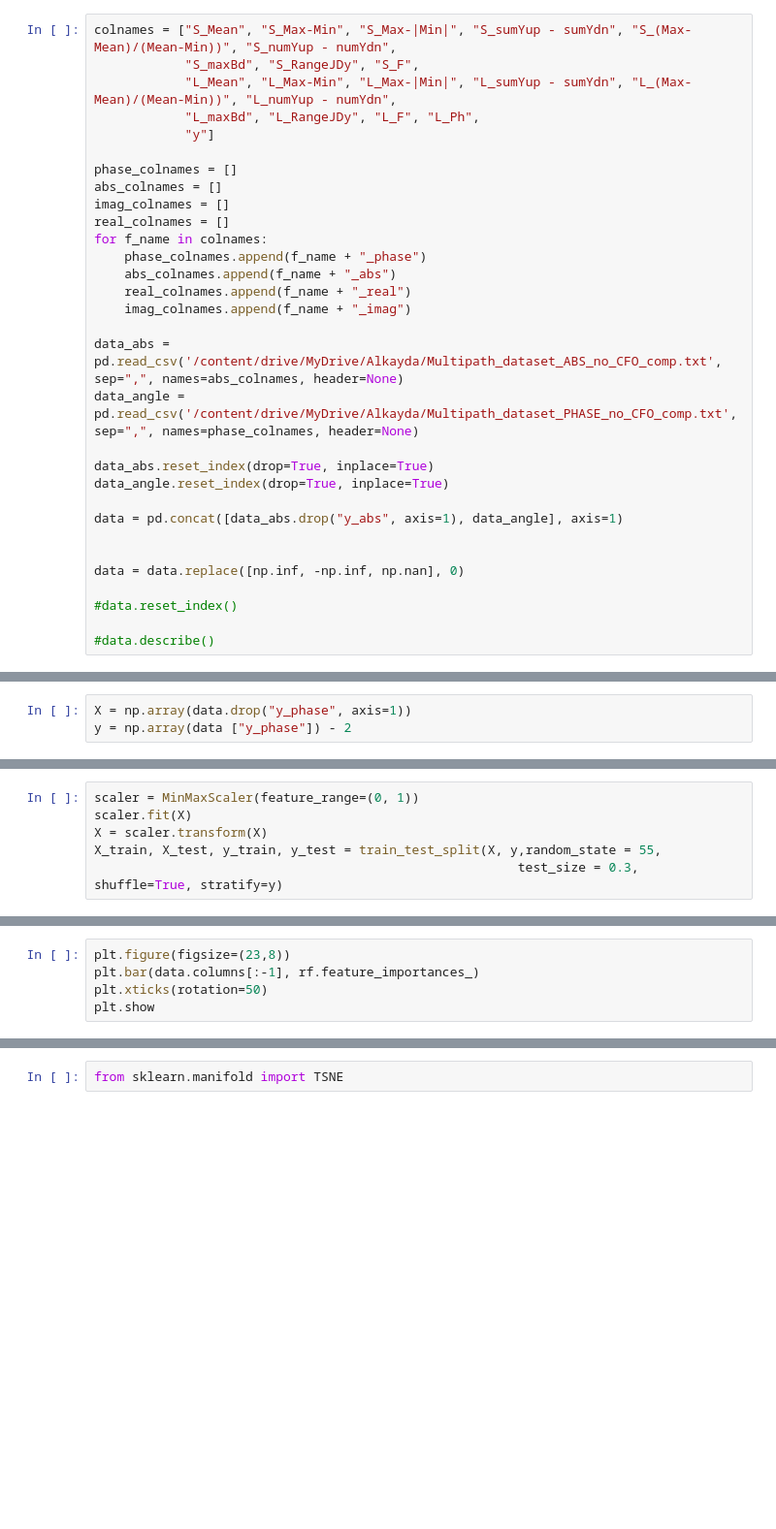
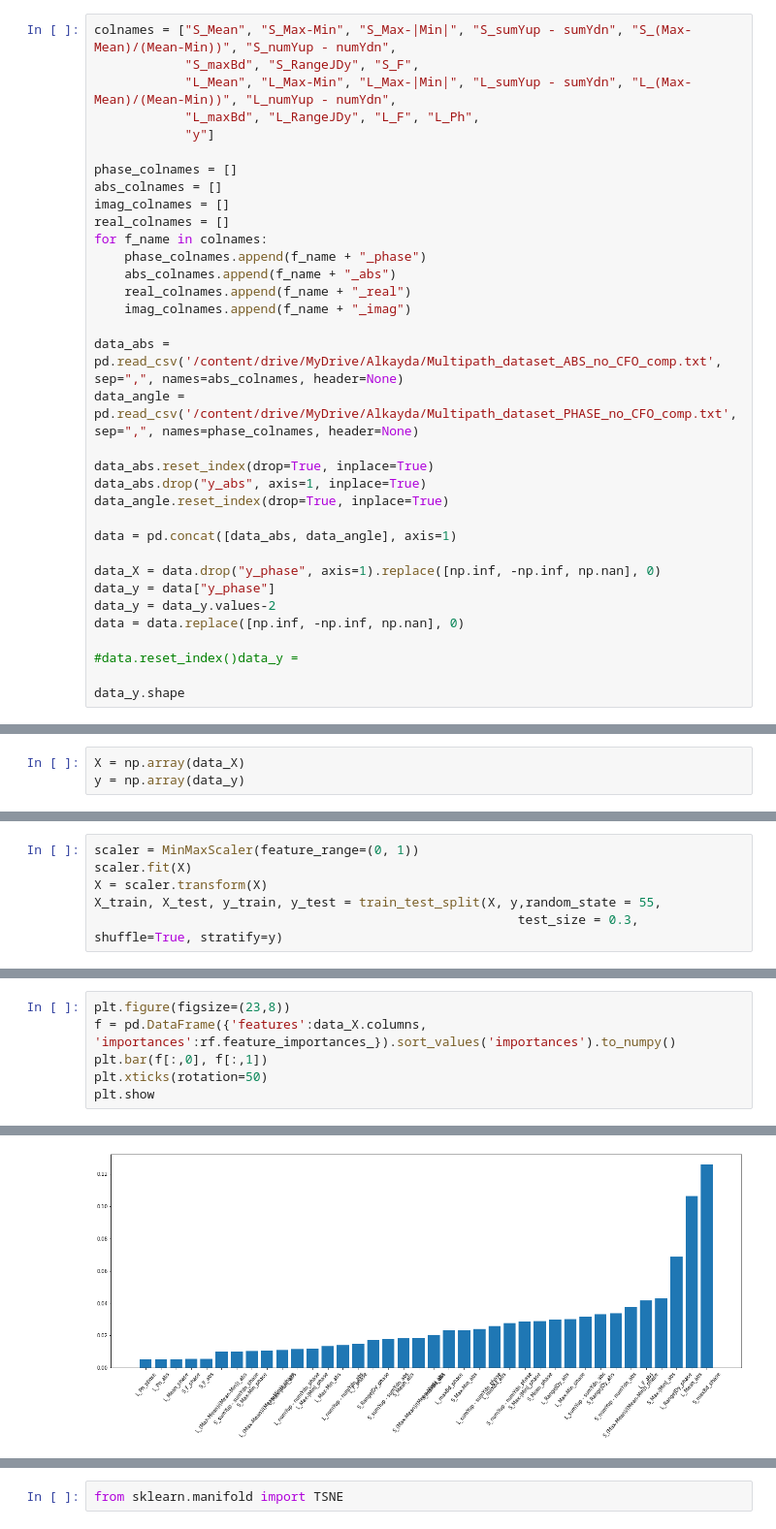
Before and after one commit to a1kayda/RF_fingerprinting, a Jupyter notebook: main.ipynb, the cells around one changed output, grey strips where cells are left out. Shown: that part at 97% size. Saved outputs shown, nothing was run; the diff lists cells and outputs as text; blank space fills up the shorter version.

```diff
--- a/main.ipynb
+++ b/main.ipynb
@@ -35,13 +41,16 @@ data_abs = pd.read_csv('/content/drive/MyDrive/Alkayda/Multipath_dataset_ABS_no_
 data_angle = pd.read_csv('/content/drive/MyDrive/Alkayda/Multipath_dataset_PHASE_no_CFO_comp.txt', sep=",", names=phase_colnames, header=None)
 
 data_abs.reset_index(drop=True, inplace=True)
+data_abs.drop("y_abs", axis=1, inplace=True)
 data_angle.reset_index(drop=True, inplace=True)
 
-data = pd.concat([data_abs.drop("y_abs", axis=1), data_angle], axis=1)
+data = pd.concat([data_abs, data_angle], axis=1)
 
-
+data_X = data.drop("y_phase", axis=1).replace([np.inf, -np.inf, np.nan], 0)
+data_y = data["y_phase"]
+data_y = data_y.values-2
 data = data.replace([np.inf, -np.inf, np.nan], 0)
 
-#data.reset_index()
+#data.reset_index()data_y =
 
-#data.describe()
+data_y.shape
@@ -48,6 +59,6 @@ data = data.replace([np.inf, -np.inf, np.nan], 0)
 # %%
-X = np.array(data.drop("y_phase", axis=1))
-y = np.array(data ["y_phase"]) - 2
+X = np.array(data_X)
+y = np.array(data_y)
 # %%
 # X_pca = PCA(n_components=2).fit_transform(X)
 # plt.scatter(X_pca[:, 0], X_pca[:, 1], c = y, cmap='autumn')
@@ -82,5 +124,7 @@ print(acc)
 # %%
 plt.figure(figsize=(23,8))
-plt.bar(data.columns[:-1], rf.feature_importances_)
+f = pd.DataFrame({'features':data_X.columns, 'importances':rf.feature_importances_}).sort_values('importances').to_numpy()
+plt.bar(f[:,0], f[:,1])
 plt.xticks(rotation=50)
 plt.show
+# %% [output]
@@ -87 +132,2 @@ plt.show
+[figure, added]
 # %%
```
Also changed, not shown: parts of 30 cells of this notebook.
